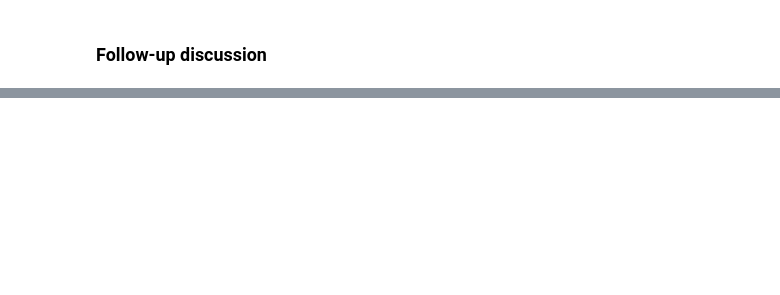
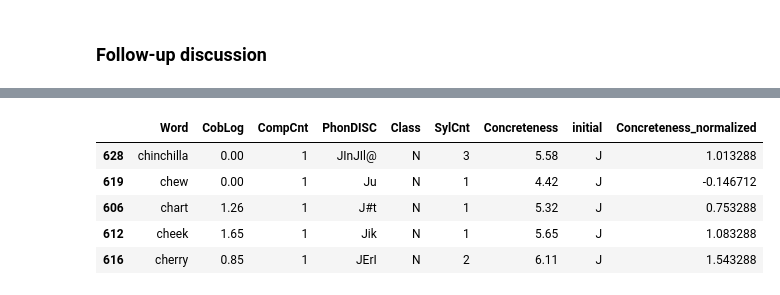
Before and after one commit to seantrott/concreteness, a Jupyter notebook: phonetic_onset_concreteness.ipynb, the cells around one changed output, grey strips where cells are left out. Cells and saved outputs as stored; diff of their text form; code cells hidden in the pictures; blank space fills up the shorter version.

```diff
--- a/phonetic_onset_concreteness.ipynb
+++ b/phonetic_onset_concreteness.ipynb
@@ -291,0 +307,9 @@ df_merged[df_merged['initial'] == "b"].sample(5)
+# %%
+df_merged[df_merged['initial'] == "J"].sample(5)
+# %% [output]
+|  | Word | CobLog | CompCnt | PhonDISC | Class | SylCnt | Concreteness | initial | Concreteness_normalized |
+| 628 | chinchilla | 0.00 | 1 | JInJIl@ | N | 3 | 5.58 | J | 1.013288 |
+| 619 | chew | 0.00 | 1 | Ju | N | 1 | 4.42 | J | -0.146712 |
+| 606 | chart | 1.26 | 1 | J#t | N | 1 | 5.32 | J | 0.753288 |
+| 612 | cheek | 1.65 | 1 | Jik | N | 1 | 5.65 | J | 1.083288 |
+| 616 | cherry | 0.85 | 1 | JErI | N | 2 | 6.11 | J | 1.543288 |
```
Also changed, not shown: parts of 13 cells of this notebook, 3 other files.
